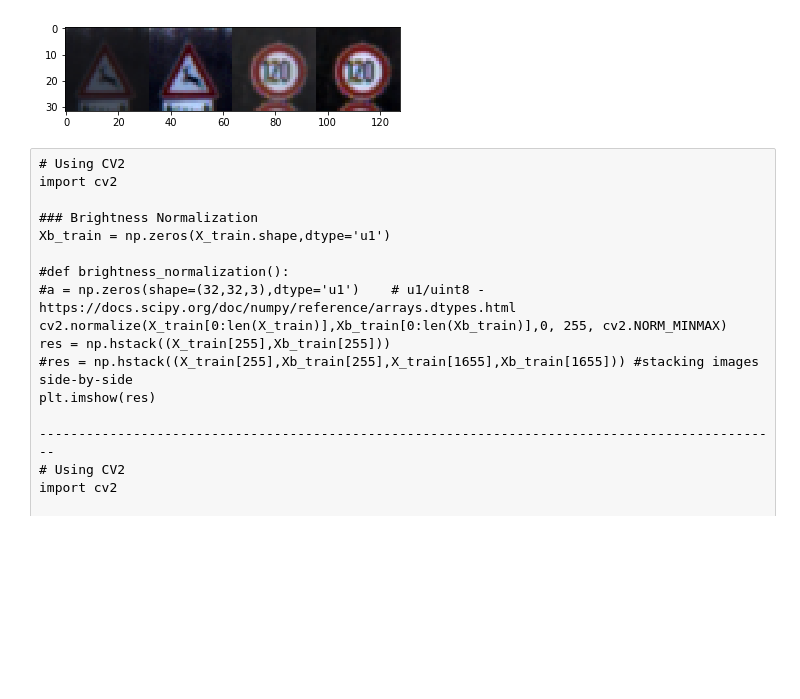
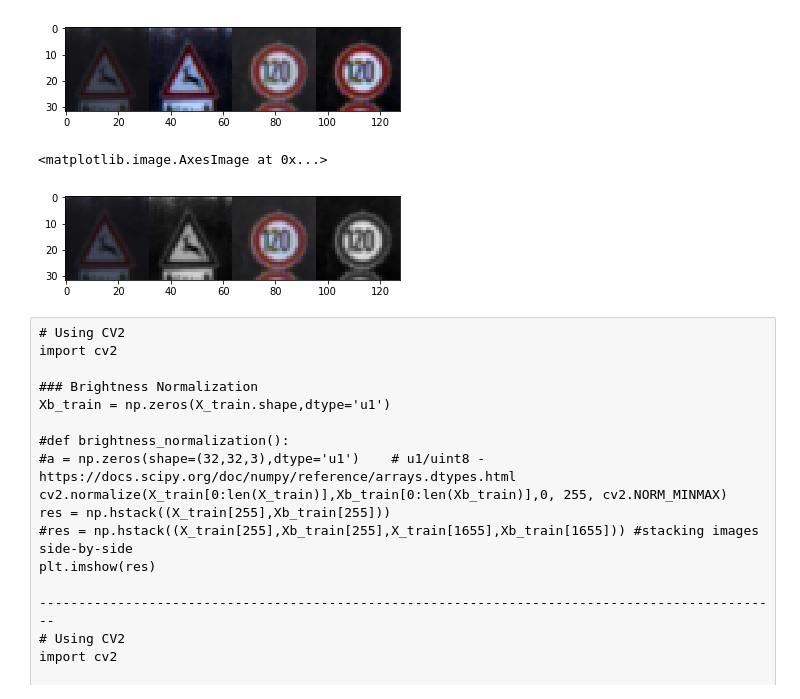
Before and after one commit to karanj1/SDCar, a Jupyter notebook: CarND-Traffic-Sign-Classifier-Project/Traffic_Sign_Classifier.ipynb, the cells around one changed output. Drawn from its saved outputs; the diff is of its cells as text; code cells hidden in the pictures; blank space fills up the shorter version.

```diff
--- a/CarND-Traffic-Sign-Classifier-Project/Traffic_Sign_Classifier.ipynb
+++ b/CarND-Traffic-Sign-Classifier-Project/Traffic_Sign_Classifier.ipynb
@@ -193,6 +193,26 @@ plt.imshow(res)
 # %% [output]
 <matplotlib.image.AxesImage at 0x...>
 [figure]
+# %%
+#grayScale
+Xbg_train = np.zeros(X_train.shape,dtype='u1')
+Xbg_valid = np.zeros(X_valid.shape,dtype='u1')
+Xbg_test = np.zeros(X_test.shape,dtype='u1')
+
+def brightness_normalization(Xb_in, Xbg_out):
+    for i in range(0, len(Xb_in)):
+        image = Xb_in[i]
+        image = np.reshape(cv2.cvtColor(image,cv2.COLOR_RGB2GRAY), (32, 32, 1))
+        Xbg_out[i] = image
+
+    return Xbg_out
+# %%
+Xbg_train = brightness_normalization(Xb_train, Xbg_train)
+res = np.hstack((X_train[255],Xbg_train[255],X_train[16000],Xbg_train[16000])) #stacking images side-by-side
+plt.imshow(res)
+# %% [output]
+<matplotlib.image.AxesImage at 0x...>
+[figure, added]
 # %% [raw]
 # Using CV2
 import cv2
```
Also changed, not shown: parts of 6 cells of this notebook, 3 other files.
